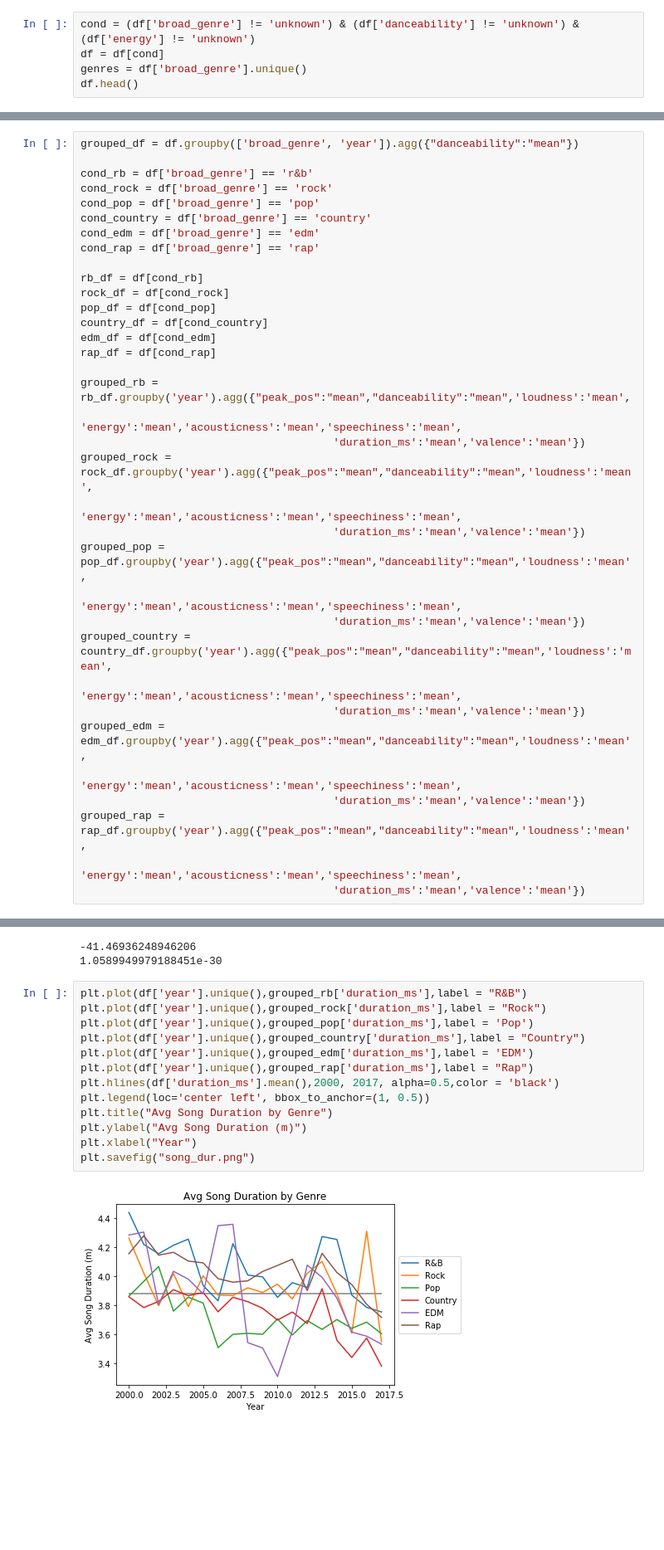
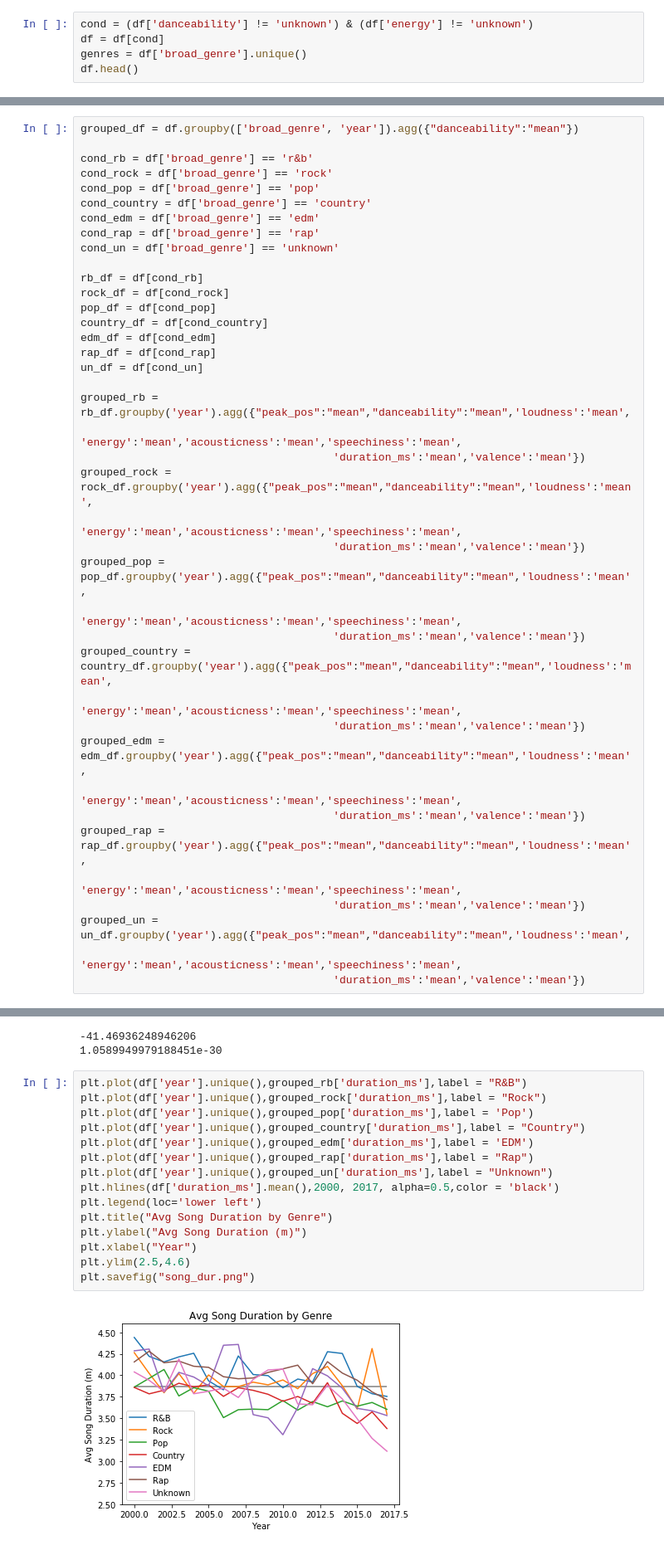
Before and after one commit to c-l-nguyen/hayleys-cosmic-songs, a Jupyter notebook: code/Spotify_Decade.ipynb, the cells around one changed output, grey strips where cells are left out. Shown at 83% size. Saved outputs shown, nothing was run; the diff lists cells and outputs as text; blank space fills up the shorter version.

```diff
--- a/code/Spotify_Decade.ipynb
+++ b/code/Spotify_Decade.ipynb
@@ -17,7 +17,7 @@ df.head()
 | 3 | 9/2/00 | 2000 | the one | backstreet boys | 30 | 15 | 0.689 | 6e40mgJiCid5HRAGrbpGA6 | pop | ... |
 | 4 | 9/2/00 | 2000 | where i wanna be | donell jones | 29 | 20 | 0.664 | 2uZwyxrg6VPvlVsvclIfel | r&b | ... |
 # %%
-cond = (df['broad_genre'] != 'unknown') & (df['danceability'] != 'unknown') & (df['energy'] != 'unknown')
+cond = (df['danceability'] != 'unknown') & (df['energy'] != 'unknown')
 df = df[cond]
 genres = df['broad_genre'].unique()
 df.head()
@@ -61,6 +61,7 @@ cond_pop = df['broad_genre'] == 'pop'
 cond_country = df['broad_genre'] == 'country'
 cond_edm = df['broad_genre'] == 'edm'
 cond_rap = df['broad_genre'] == 'rap'
+cond_un = df['broad_genre'] == 'unknown'
 
 rb_df = df[cond_rb]
 rock_df = df[cond_rock]
@@ -68,6 +69,7 @@ pop_df = df[cond_pop]
 country_df = df[cond_country]
 edm_df = df[cond_edm]
 rap_df = df[cond_rap]
+un_df = df[cond_un]
 
 grouped_rb = rb_df.groupby('year').agg({"peak_pos":"mean","danceability":"mean",'loudness':'mean',
                                        'energy':'mean','acousticness':'mean','speechiness':'mean',
@@ -87,4 +89,7 @@ grouped_edm = edm_df.groupby('year').agg({"peak_pos":"mean","danceability":"mean
 grouped_rap = rap_df.groupby('year').agg({"peak_pos":"mean","danceability":"mean",'loudness':'mean',
                                          'energy':'mean','acousticness':'mean','speechiness':'mean',
                                        'duration_ms':'mean','valence':'mean'})
+grouped_un = un_df.groupby('year').agg({"peak_pos":"mean","danceability":"mean",'loudness':'mean',
+                                         'energy':'mean','acousticness':'mean','speechiness':'mean',
+                                       'duration_ms':'mean','valence':'mean'})
 # %%
@@ -311,15 +308,17 @@ print(p)
 # %%
 plt.plot(df['year'].unique(),grouped_rb['duration_ms'],label = "R&B")
 plt.plot(df['year'].unique(),grouped_rock['duration_ms'],label = "Rock")
 plt.plot(df['year'].unique(),grouped_pop['duration_ms'],label = 'Pop')
 plt.plot(df['year'].unique(),grouped_country['duration_ms'],label = "Country")
 plt.plot(df['year'].unique(),grouped_edm['duration_ms'],label = 'EDM')
 plt.plot(df['year'].unique(),grouped_rap['duration_ms'],label = "Rap")
+plt.plot(df['year'].unique(),grouped_un['duration_ms'],label = "Unknown")
 plt.hlines(df['duration_ms'].mean(),2000, 2017, alpha=0.5,color = 'black')
-plt.legend(loc='center left', bbox_to_anchor=(1, 0.5))
+plt.legend(loc='lower left')
 plt.title("Avg Song Duration by Genre")
 plt.ylabel("Avg Song Duration (m)")
 plt.xlabel("Year")
+plt.ylim(2.5,4.6)
 plt.savefig("song_dur.png")
 # %% [output]
-[figure, old version]
+[figure, new version]
```
Also changed, not shown: parts of 7 cells of this notebook, 28 other files.
